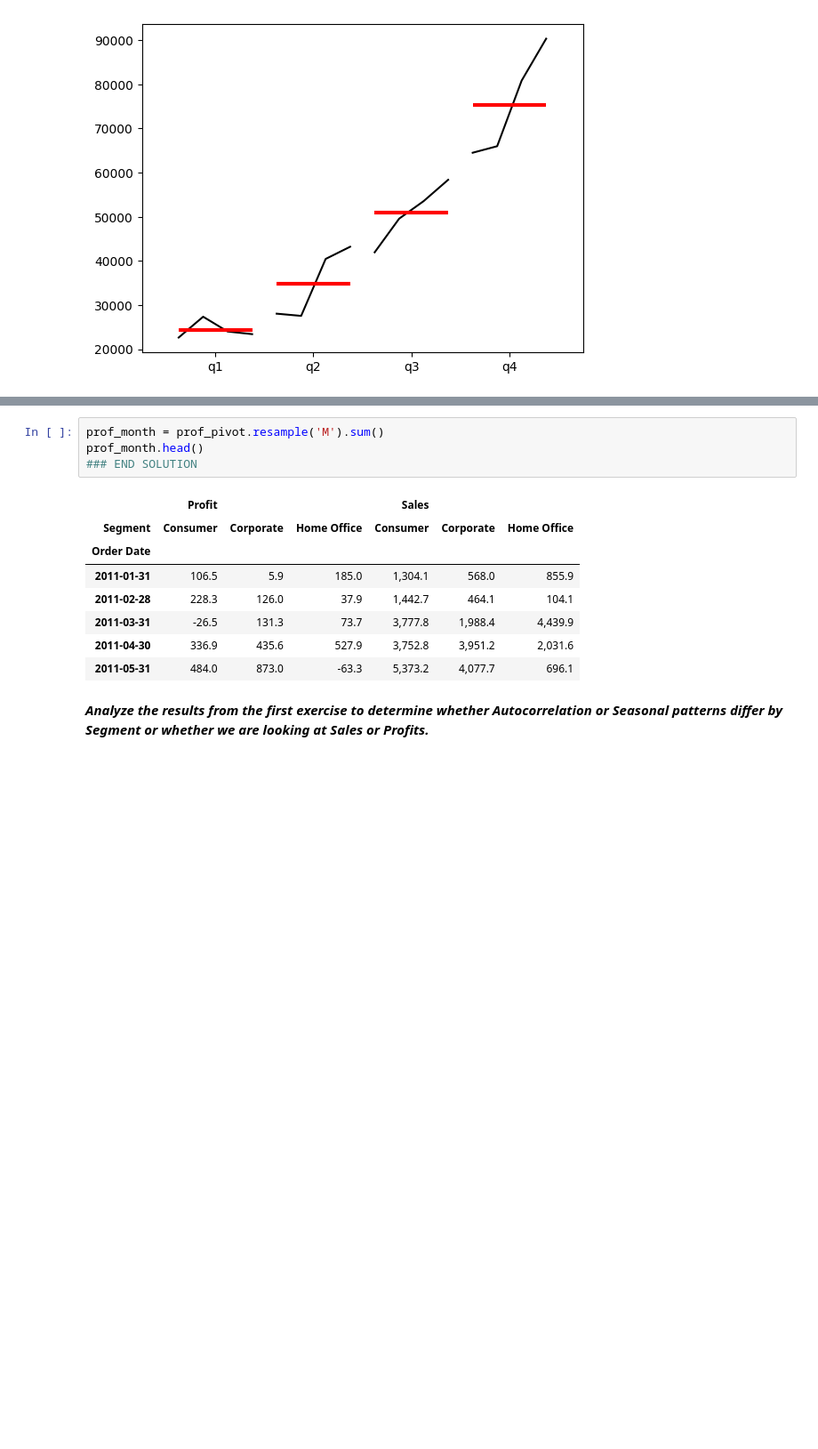
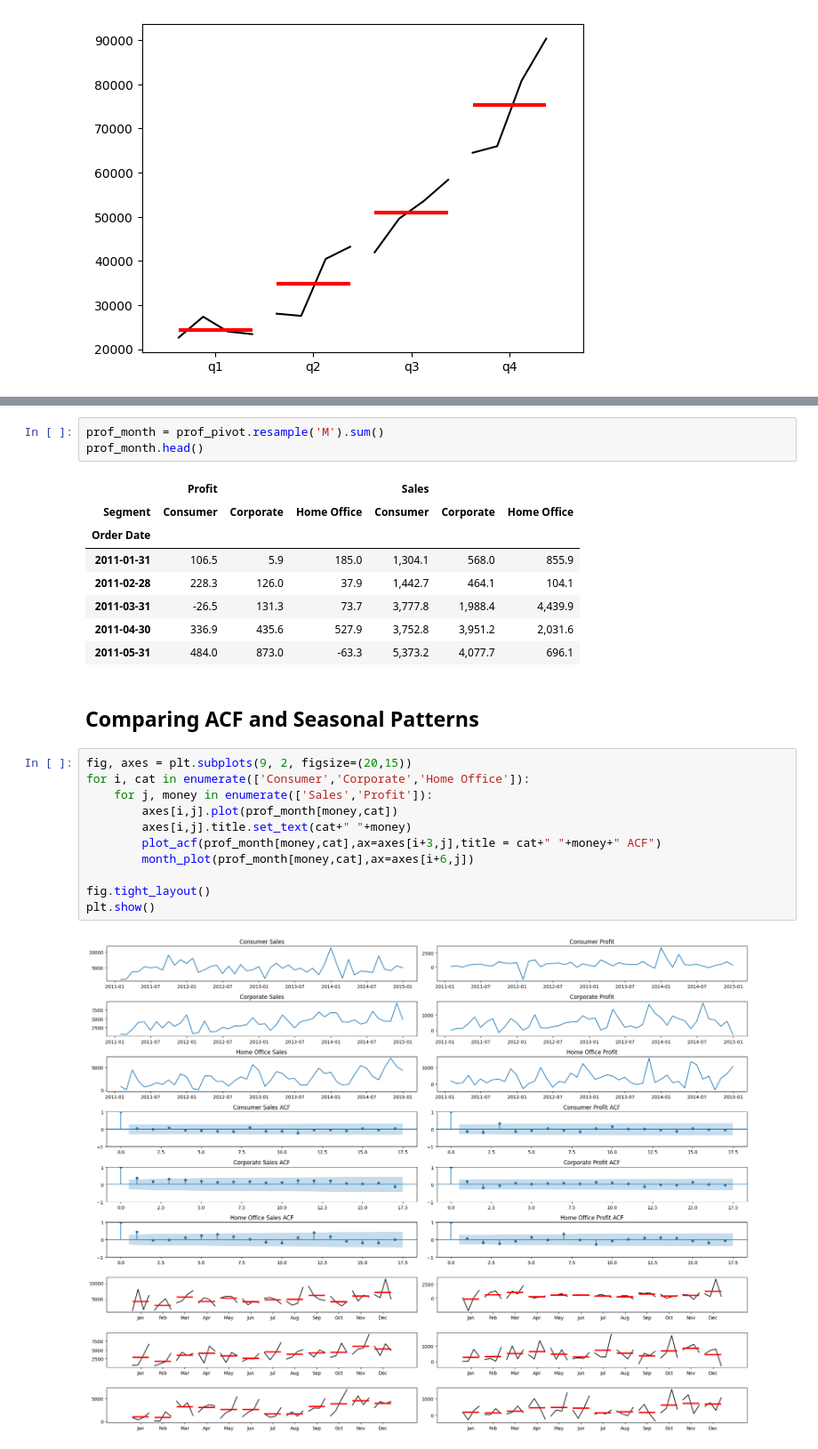
Before and after one commit to julianencisoizquierdo/Python_Time_Series, a Jupyter notebook: Time_Series_I.ipynb, the cells around one changed output, grey strips where cells are left out. Shown at 89% size. Drawn from its saved outputs; the diff is of its cells as text; blank space fills up the shorter version.

```diff
--- a/Time_Series_I.ipynb
+++ b/Time_Series_I.ipynb
@@ -580,7 +522,6 @@ prof_pivot
 # %%
 prof_month = prof_pivot.resample('M').sum()
 prof_month.head()
-### END SOLUTION
 # %% [output]
 |  | Profit |  |  | Sales |  |  |
 | Segment | Consumer | Corporate | Home Office | Consumer | Corporate | Home Office |
@@ -590,5 +531,18 @@ prof_month.head()
 | 2011-03-31 | -26.5 | 131.3 | 73.7 | 3,777.8 | 1,988.4 | 4,439.9 |
 | 2011-04-30 | 336.9 | 435.6 | 527.9 | 3,752.8 | 3,951.2 | 2,031.6 |
 | 2011-05-31 | 484.0 | 873.0 | -63.3 | 5,373.2 | 4,077.7 | 696.1 |
-# %% [markdown]
-***Analyze the results from the first exercise to determine whether Autocorrelation or Seasonal patterns differ by Segment or whether we are looking at Sales or Profits.***
+# %% [markdown]
+## **Comparing ACF and Seasonal Patterns**
+# %%
+fig, axes = plt.subplots(9, 2, figsize=(20,15))
+for i, cat in enumerate(['Consumer','Corporate','Home Office']):
+    for j, money in enumerate(['Sales','Profit']):
+        axes[i,j].plot(prof_month[money,cat])
+        axes[i,j].title.set_text(cat+" "+money)
+        plot_acf(prof_month[money,cat],ax=axes[i+3,j],title = cat+" "+money+" ACF")
+        month_plot(prof_month[money,cat],ax=axes[i+6,j])
+
+fig.tight_layout()
+plt.show()
+# %% [output]
+[figure, added]
```
Also changed, not shown: parts of 31 cells of this notebook.
